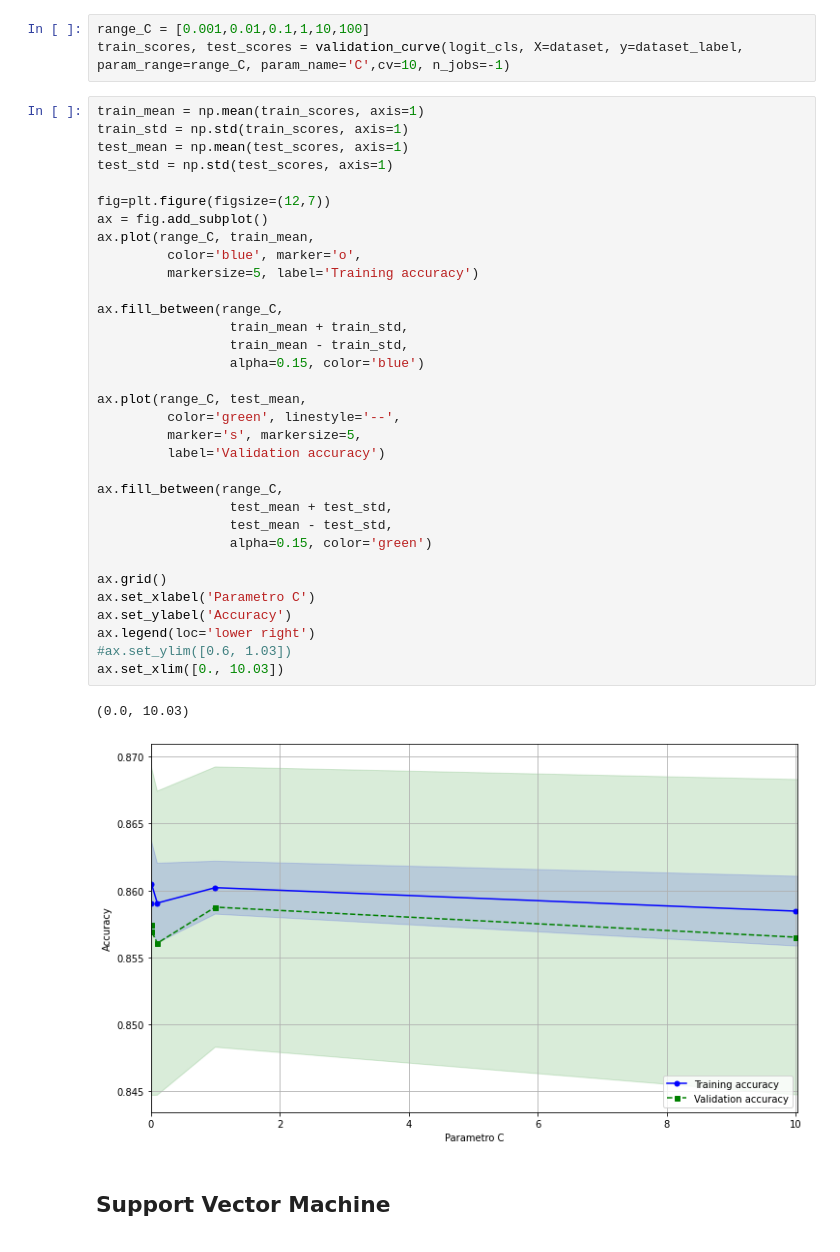
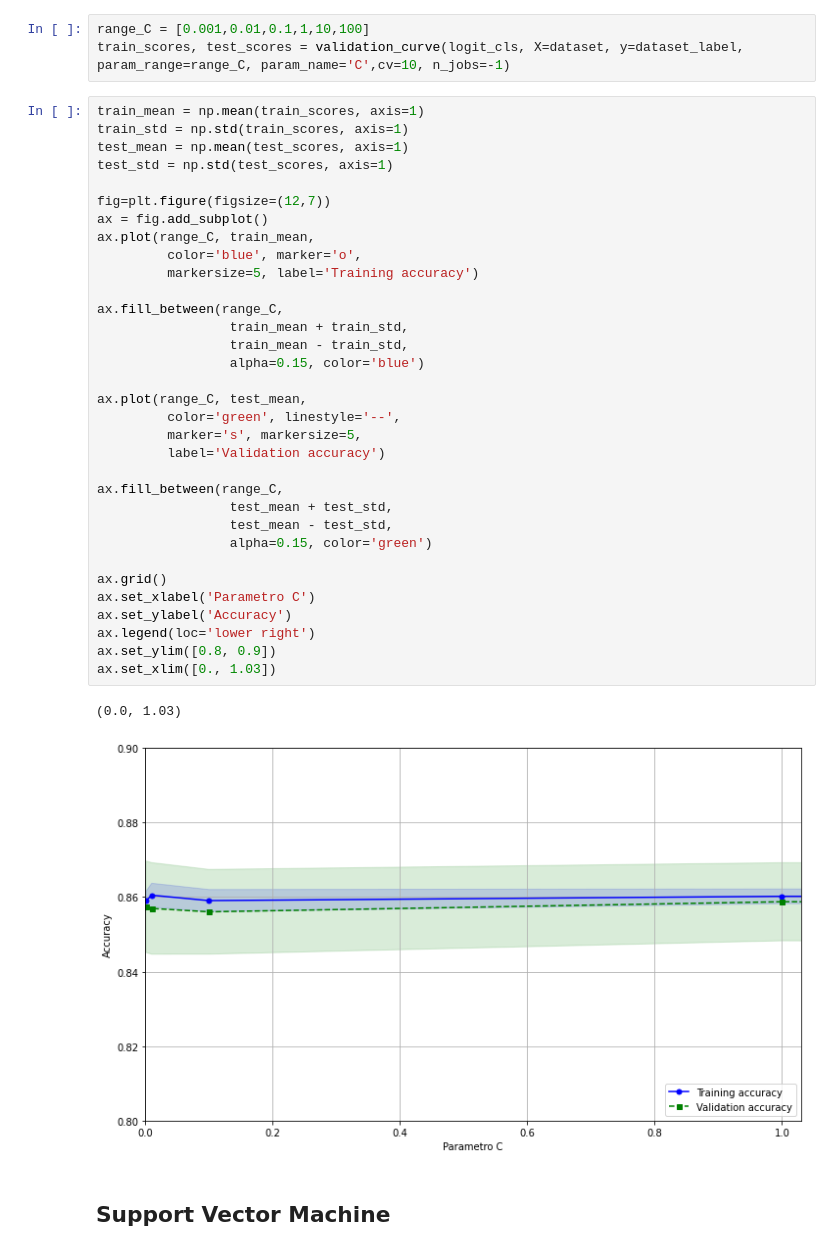
Before and after one commit to remarcoble/ML-marketing-campaign, a Jupyter notebook: main.ipynb, the cells around one changed output. Drawn from its saved outputs; the diff is of its cells as text.

```diff
--- a/main.ipynb
+++ b/main.ipynb
@@ -446,36 +446,36 @@ train_mean = np.mean(train_scores, axis=1)
 train_std = np.std(train_scores, axis=1)
 test_mean = np.mean(test_scores, axis=1)
 test_std = np.std(test_scores, axis=1)
 
 fig=plt.figure(figsize=(12,7))
 ax = fig.add_subplot()
 ax.plot(range_C, train_mean,
          color='blue', marker='o',
          markersize=5, label='Training accuracy')
 
 ax.fill_between(range_C,
                  train_mean + train_std,
                  train_mean - train_std,
                  alpha=0.15, color='blue')
 
 ax.plot(range_C, test_mean,
          color='green', linestyle='--',
          marker='s', markersize=5,
          label='Validation accuracy')
 
 ax.fill_between(range_C,
                  test_mean + test_std,
                  test_mean - test_std,
                  alpha=0.15, color='green')
 
 ax.grid()
 ax.set_xlabel('Parametro C')
 ax.set_ylabel('Accuracy')
 ax.legend(loc='lower right')
-#ax.set_ylim([0.6, 1.03])
-ax.set_xlim([0., 10.03])
+ax.set_ylim([0.8, 0.9])
+ax.set_xlim([0., 1.03])
 # %% [output]
-(0.0, 10.03)
+(0.0, 1.03)
-[figure, old version]
+[figure, new version]
 # %% [markdown]
 ## Support Vector Machine
```
Also changed, not shown: parts of 8 cells of this notebook.
